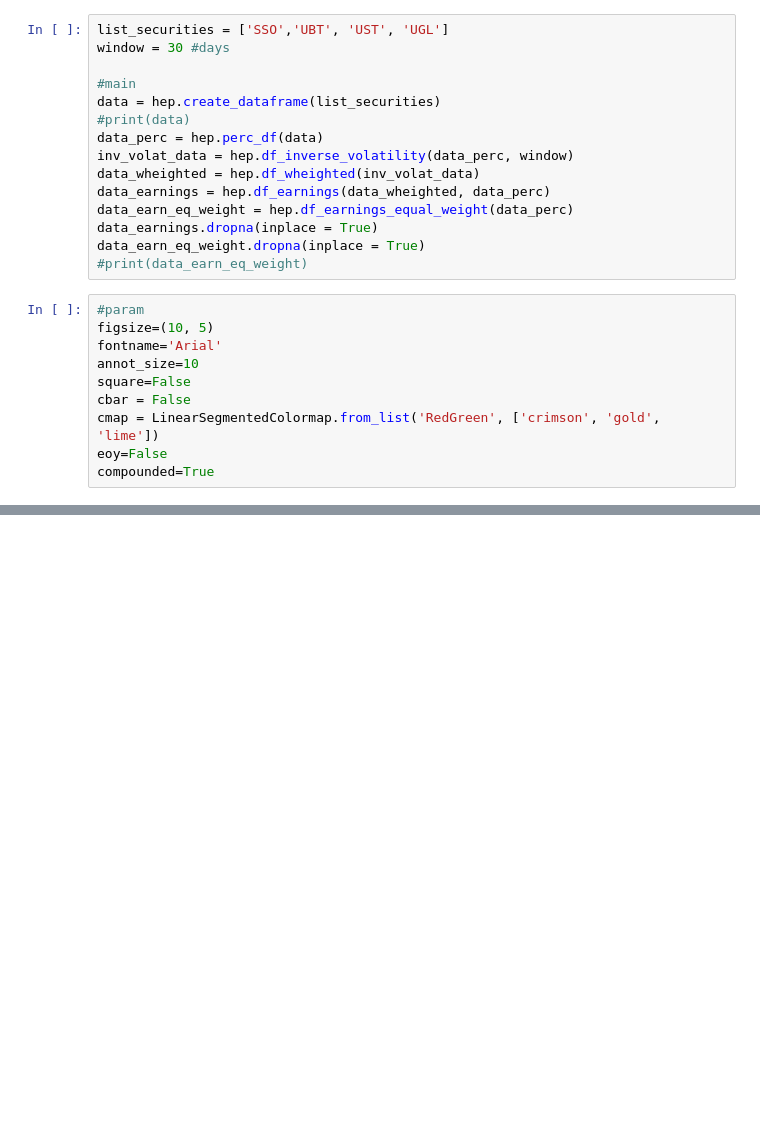
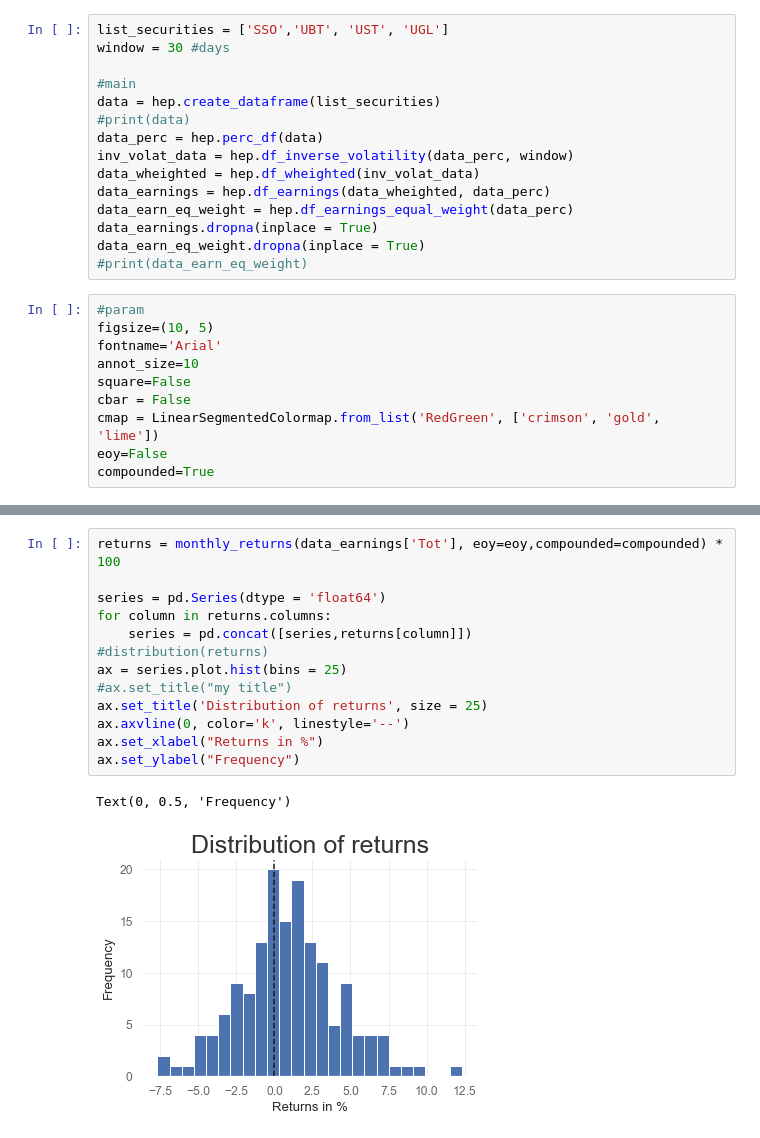
Before and after one commit to zazzooo/AW, a Jupyter notebook: report.ipynb, the cells around one changed output, grey strips where cells are left out. Saved outputs shown, nothing was run; the diff lists cells and outputs as text; blank space fills up the shorter version.

```diff
--- a/report.ipynb
+++ b/report.ipynb
@@ -77,0 +72,16 @@ except Exception:
+# %%
+returns = monthly_returns(data_earnings['Tot'], eoy=eoy,compounded=compounded) * 100
+
+series = pd.Series(dtype = 'float64')
+for column in returns.columns:
+    series = pd.concat([series,returns[column]])
+#distribution(returns)
+ax = series.plot.hist(bins = 25)
+#ax.set_title("my title")
+ax.set_title('Distribution of returns', size = 25)
+ax.axvline(0, color='k', linestyle='--')
+ax.set_xlabel("Returns in %")
+ax.set_ylabel("Frequency")
+# %% [output]
+Text(0, 0.5, 'Frequency')
+[figure, added]
```
Also changed, not shown: parts of 3 cells of this notebook, 2 other files.
